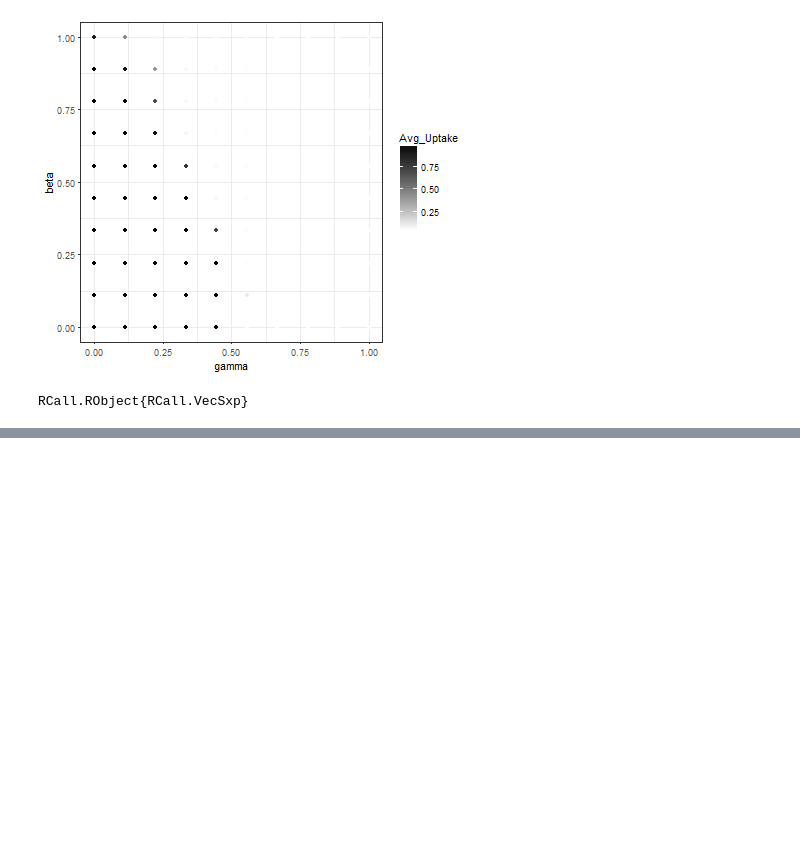
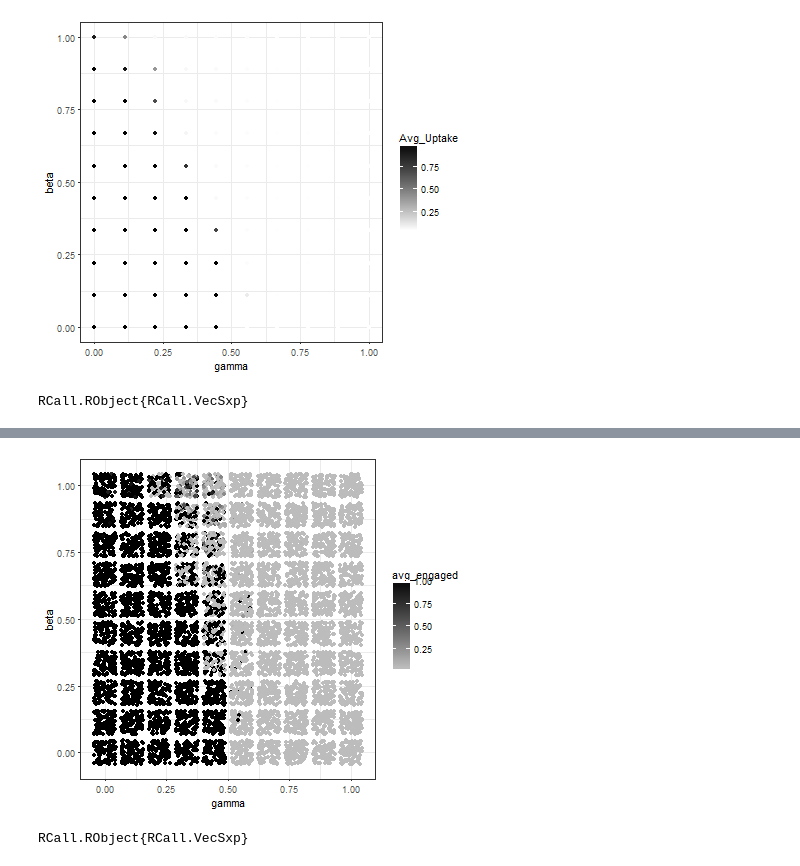
Before and after one commit to pavanGurazada/Reproducible-Diffusion-Research, a Jupyter notebook: Innovation-uptake-model.ipynb, the cells around one changed output, grey strips where cells are left out. Cells and saved outputs as stored; diff of their text form; code cells hidden in the pictures; blank space fills up the shorter version.

Commit message:
added simulations on small world graphs

```diff
--- a/Innovation-uptake-model.ipynb
+++ b/Innovation-uptake-model.ipynb
@@ -186,0 +171,26 @@ RCall.RObject{RCall.VecSxp}
+# %%
+function simulate_ws(n::Int, k::Int, p::Float64; T = 35, n_realizations = 100)
+    parameter_space = [(beta, gamma) for beta in linspace(0, 1, 10),
+                                         gamma in linspace(0, 1, 10)]
+
+    output = DataFrame(r = Int[], avg_degree = Float64[], beta = Float64[], gamma = Float64[], avg_engaged = Float64[])
+
+    @showprogress 1 "Simulating..." for (beta, gamma) in parameter_space
+        for r in 1:n_realizations
+            g = watts_strogatz(n, k, p)
+            ns = falses(nv(g))
+            N = Network(g, ns)
+
+            seed!(N)
+
+            for t in 1:T
+                evolve!(N, beta, gamma)
+            end
+            avg_frac_engaged = sum(N.node_status)/nv(N.G)
+
+            push!(output, [r, mean(degree(g)), beta, gamma, avg_frac_engaged])
+        end
+    end
+
+    return output
+end
@@ -186,0 +199,3 @@ RCall.RObject{RCall.VecSxp}
+# %%
+results = simulate_ws(500, 6, 0.01)
+@rput results
@@ -186,0 +220,11 @@ RCall.RObject{RCall.VecSxp}
+# %%
+R"""
+ggplot(data = results, aes(x = gamma, y = beta)) +
+    geom_point(aes(color = avg_engaged), position = "jitter") +
+    scale_color_gradient(low = "grey", high = "black") +
+    theme_bw()
+
+"""
+# %% [output]
+[figure, added]
+RCall.RObject{RCall.VecSxp}
```
Also changed, not shown: parts of 7 cells of this notebook.
